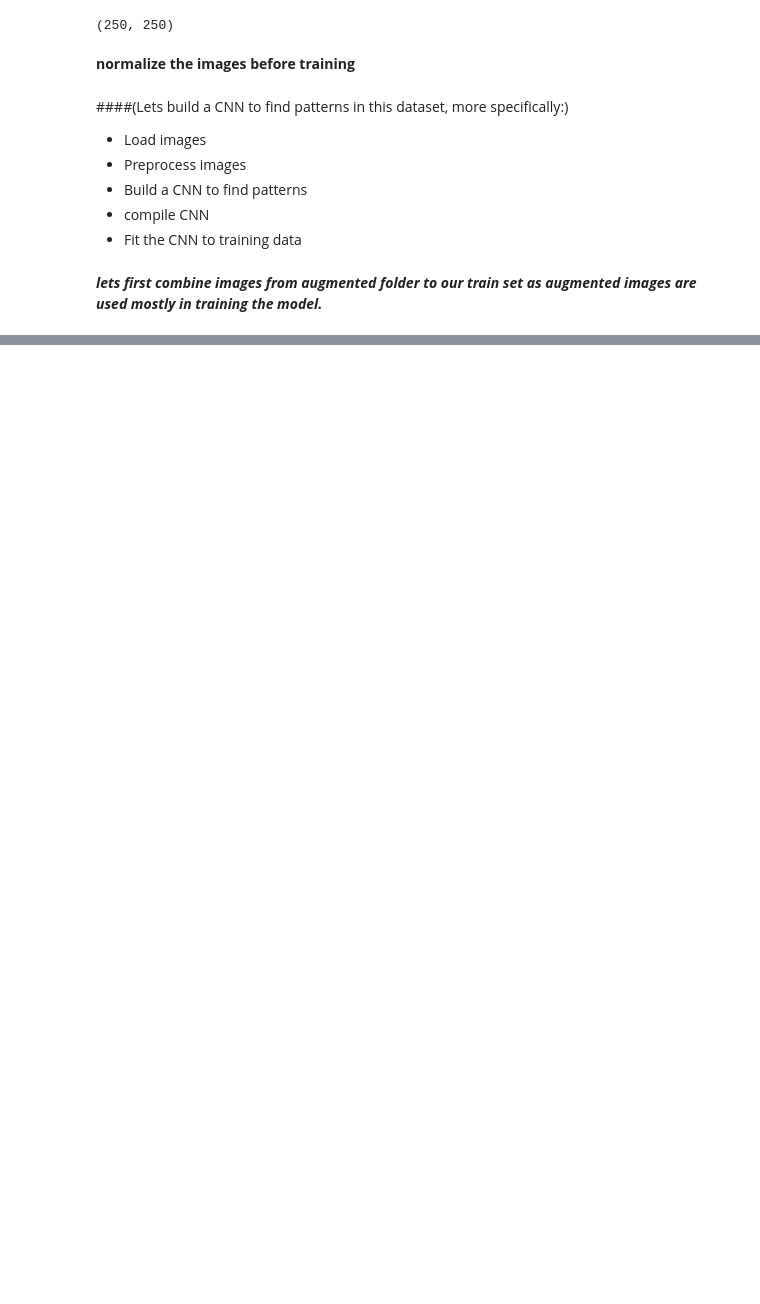
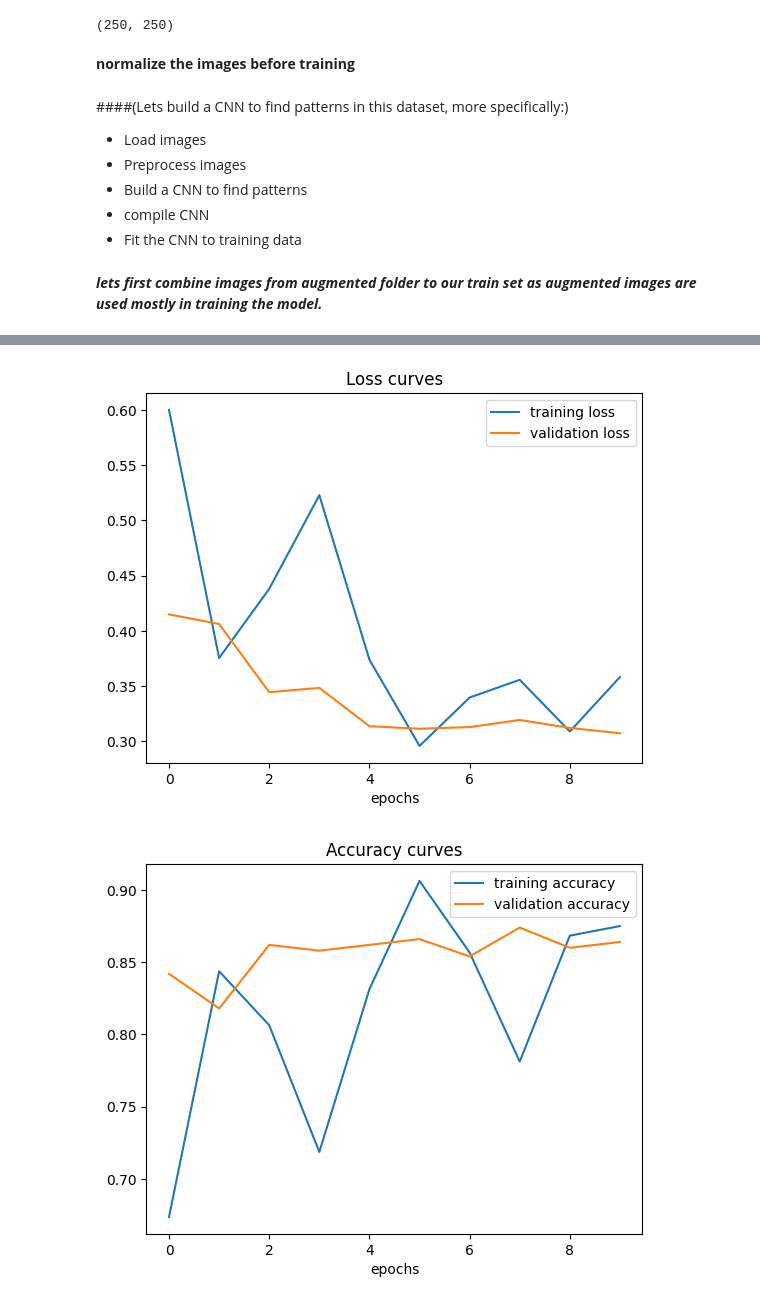
Before and after one commit to divyalaldinani/Deep-Learning-in-TensorFlow, a Jupyter notebook: 03_CNNs_in_tensorflow.ipynb, the cells around one changed output, grey strips where cells are left out. Drawn from its saved outputs; the diff is of its cells as text; code cells hidden in the pictures; blank space fills up the shorter version.

```diff
--- a/03_CNNs_in_tensorflow.ipynb
+++ b/03_CNNs_in_tensorflow.ipynb
@@ -441,0 +507,5 @@ pd.DataFrame(history_1.history).plot()
+# %%
+plot_loss_curves(history_2)
+# %% [output]
+[figure, added]
+[figure, added]
```
Also changed, not shown: parts of 30 cells of this notebook.
